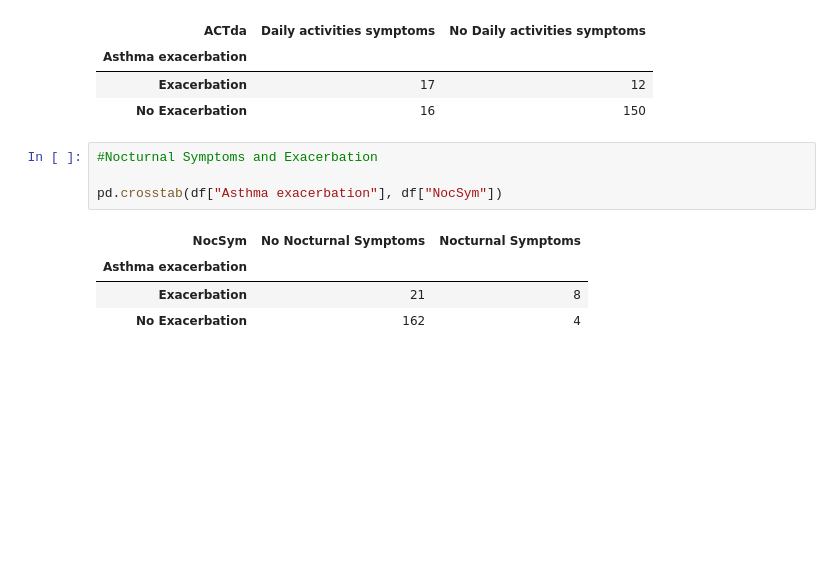
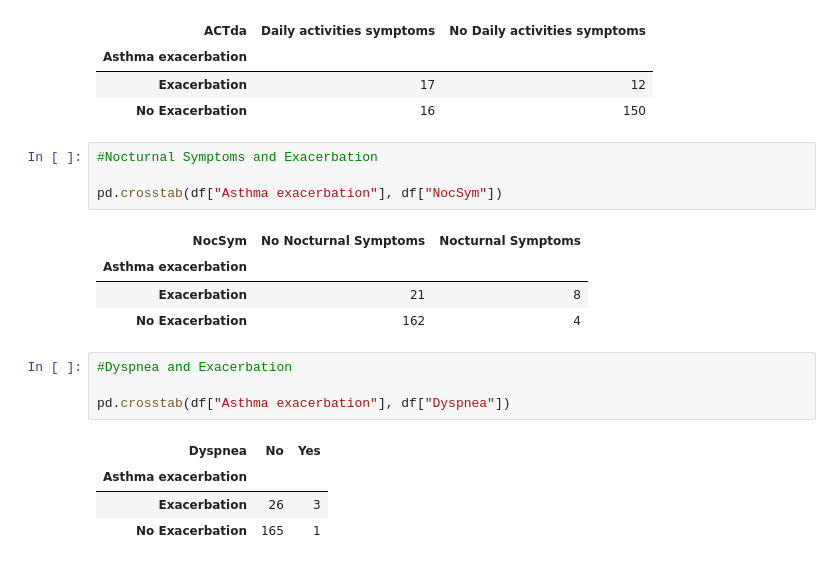
Before and after one commit to dumbgesh/asthma-attack-prediction, a Jupyter notebook: asthma_attack_pred.ipynb, the cells around one changed output. Drawn from its saved outputs; the diff is of its cells as text; blank space fills up the shorter version.

```diff
--- a/asthma_attack_pred.ipynb
+++ b/asthma_attack_pred.ipynb
@@ -178,3 +178,12 @@ pd.crosstab(df["Asthma exacerbation"], df["NocSym"])
 | Asthma exacerbation |  |  |
 | Exacerbation | 21 | 8 |
 | No Exacerbation | 162 | 4 |
+# %%
+#Dyspnea and Exacerbation
+
+pd.crosstab(df["Asthma exacerbation"], df["Dyspnea"])
+# %% [output]
+| Dyspnea | No | Yes |
+| Asthma exacerbation |  |  |
+| Exacerbation | 26 | 3 |
+| No Exacerbation | 165 | 1 |
```
Also changed, not shown: parts of 21 cells of this notebook, 2 other files.
